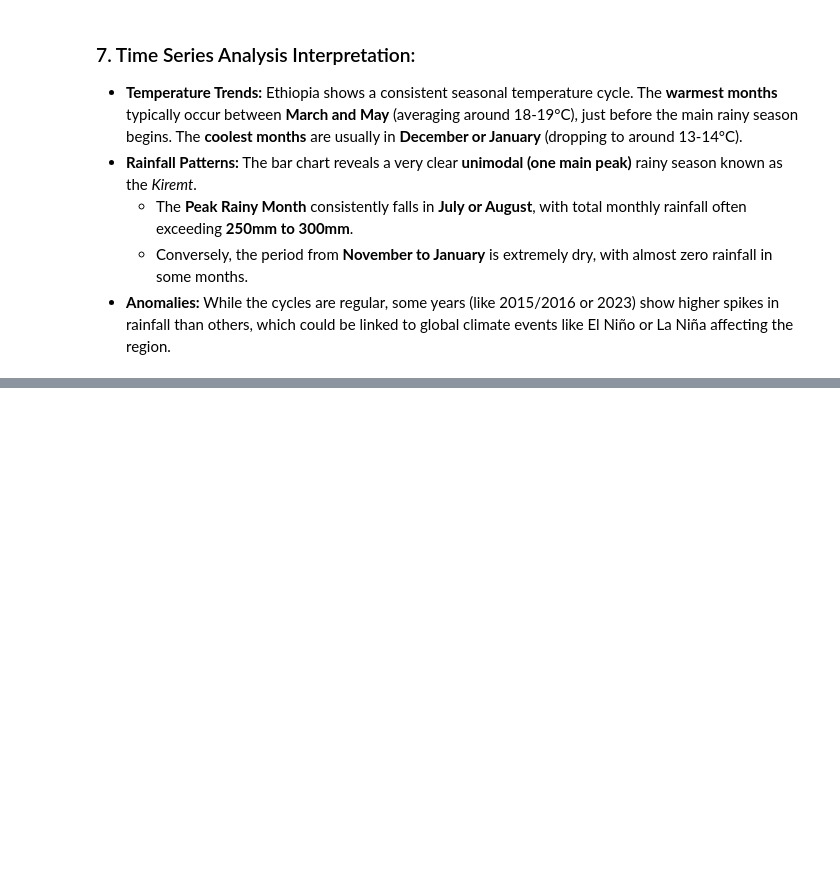
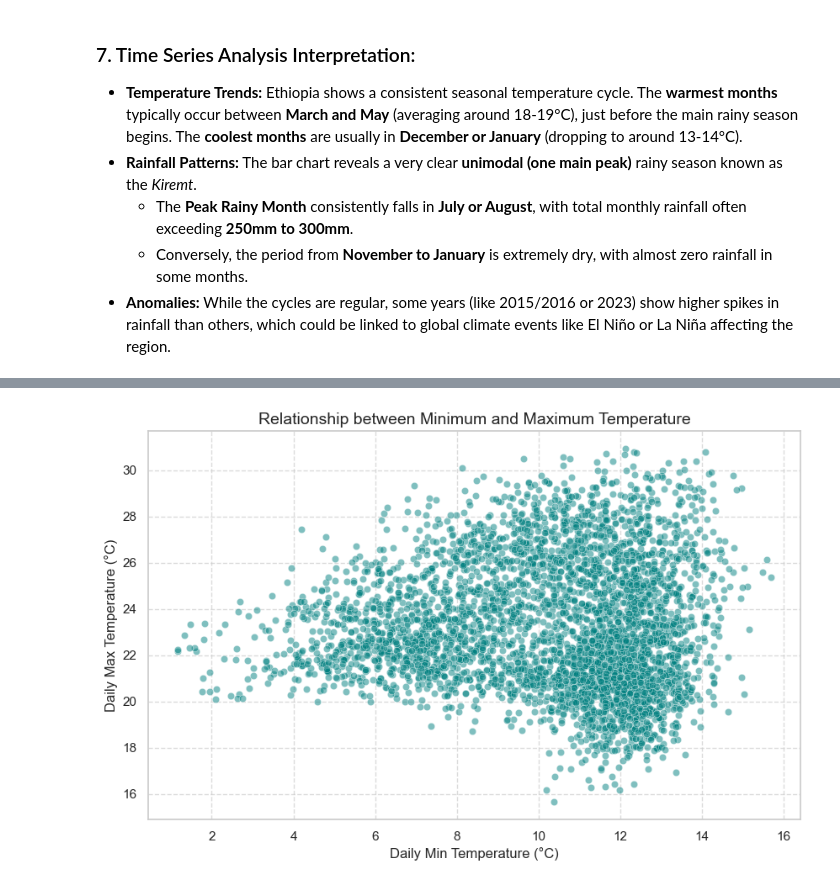
Before and after one commit to SimretAbebe/climate-challenge-week0, a Jupyter notebook: notebooks/ethiopia_eda.ipynb, the cells around one changed output, grey strips where cells are left out. Cells and saved outputs as stored; diff of their text form; code cells hidden in the pictures; blank space fills up the shorter version.

```diff
--- a/notebooks/ethiopia_eda.ipynb
+++ b/notebooks/ethiopia_eda.ipynb
@@ -271,0 +286,11 @@ plt.show()
+# %%
+plt.figure(figsize=(10, 6))
+sns.scatterplot(data=df, x='T2M_MIN', y='T2M_MAX', alpha=0.5, color='teal')
+
+plt.title('Relationship between Minimum and Maximum Temperature', fontsize=14)
+plt.xlabel('Daily Min Temperature (°C)')
+plt.ylabel('Daily Max Temperature (°C)')
+plt.grid(True, linestyle='--', alpha=0.7)
+plt.show()
+# %% [output]
+[figure, added]
```
Also changed, not shown: parts of 2 cells of this notebook.
